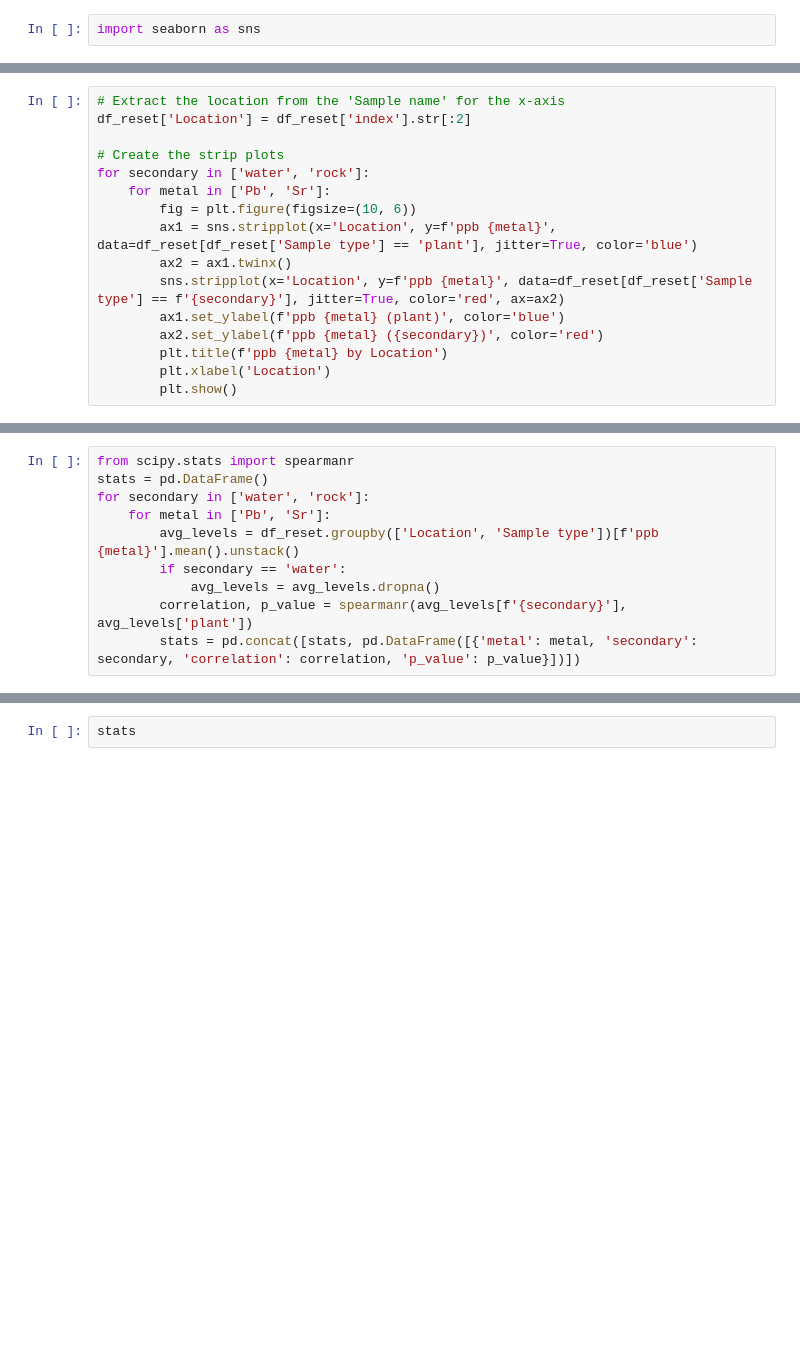
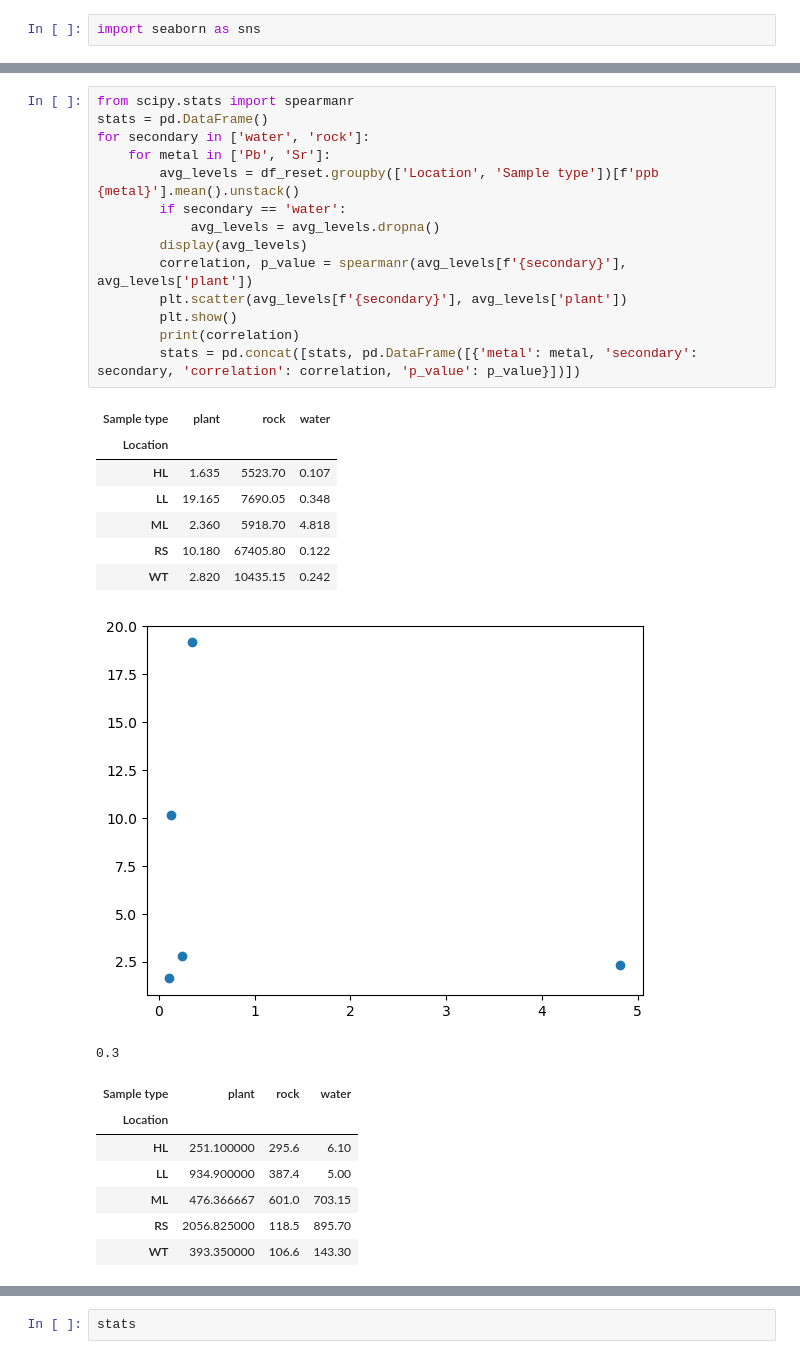
Before and after one commit to kaijif/emes-72-plant-chart, a Jupyter notebook: charts.ipynb, the cells around one changed output, grey strips where cells are left out. Drawn from its saved outputs; the diff is of its cells as text; blank space fills up the shorter version.

```diff
--- a/charts.ipynb
+++ b/charts.ipynb
@@ -26,16 +43,0 @@ df_reset = df.reset_index()
-# %%
-# Extract the location from the 'Sample name' for the x-axis
-df_reset['Location'] = df_reset['index'].str[:2]
-
-# Create the strip plots
-for secondary in ['water', 'rock']:
-    for metal in ['Pb', 'Sr']:
-        fig = plt.figure(figsize=(10, 6))
-        ax1 = sns.stripplot(x='Location', y=f'ppb {metal}', data=df_reset[df_reset['Sample type'] == 'plant'], jitter=True, color='blue')
-        ax2 = ax1.twinx()
-        sns.stripplot(x='Location', y=f'ppb {metal}', data=df_reset[df_reset['Sample type'] == f'{secondary}'], jitter=True, color='red', ax=ax2)
-        ax1.set_ylabel(f'ppb {metal} (plant)', color='blue')
-        ax2.set_ylabel(f'ppb {metal} ({secondary})', color='red')
-        plt.title(f'ppb {metal} by Location')
-        plt.xlabel('Location')
-        plt.show()
@@ -47,10 +115,31 @@ for secondary in ['water', 'rock']:
 # %%
 from scipy.stats import spearmanr
 stats = pd.DataFrame()
 for secondary in ['water', 'rock']:
     for metal in ['Pb', 'Sr']:
         avg_levels = df_reset.groupby(['Location', 'Sample type'])[f'ppb {metal}'].mean().unstack()
         if secondary == 'water':
             avg_levels = avg_levels.dropna()
+        display(avg_levels)
         correlation, p_value = spearmanr(avg_levels[f'{secondary}'], avg_levels['plant'])
+        plt.scatter(avg_levels[f'{secondary}'], avg_levels['plant'])
+        plt.show()
+        print(correlation)
         stats = pd.concat([stats, pd.DataFrame([{'metal': metal, 'secondary': secondary, 'correlation': correlation, 'p_value': p_value}])])
+# %% [output]
+| Sample type | plant | rock | water |
+| Location |  |  |  |
+| HL | 1.635 | 5523.70 | 0.107 |
+| LL | 19.165 | 7690.05 | 0.348 |
+| ML | 2.360 | 5918.70 | 4.818 |
+| RS | 10.180 | 67405.80 | 0.122 |
+| WT | 2.820 | 10435.15 | 0.242 |
+[figure, added]
+0.3
+| Sample type | plant | rock | water |
+| Location |  |  |  |
+| HL | 251.100000 | 295.6 | 6.10 |
+| LL | 934.900000 | 387.4 | 5.00 |
+| ML | 476.366667 | 601.0 | 703.15 |
+| RS | 2056.825000 | 118.5 | 895.70 |
+| WT | 393.350000 | 106.6 | 143.30 |
```
Also changed, not shown: parts of 9 cells of this notebook, 6 other files.
